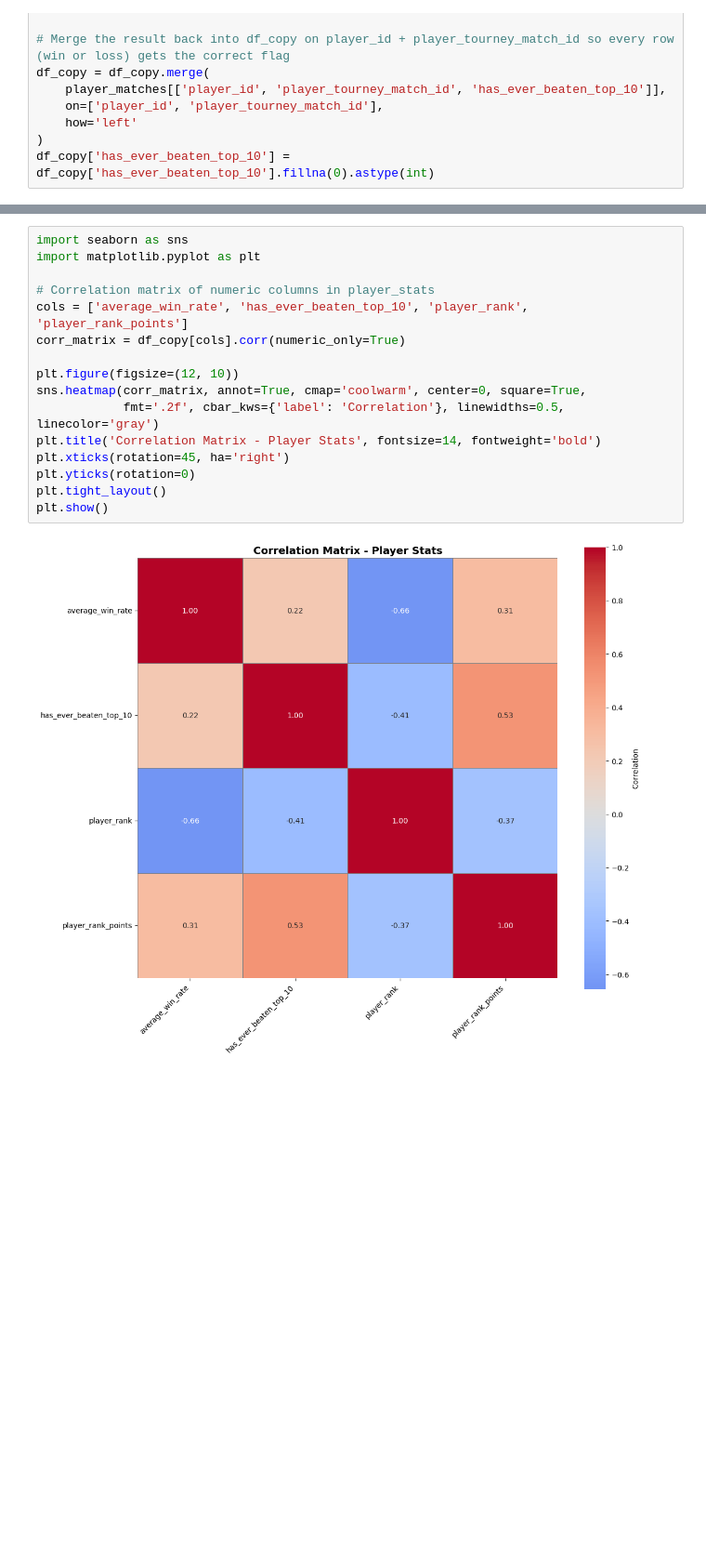
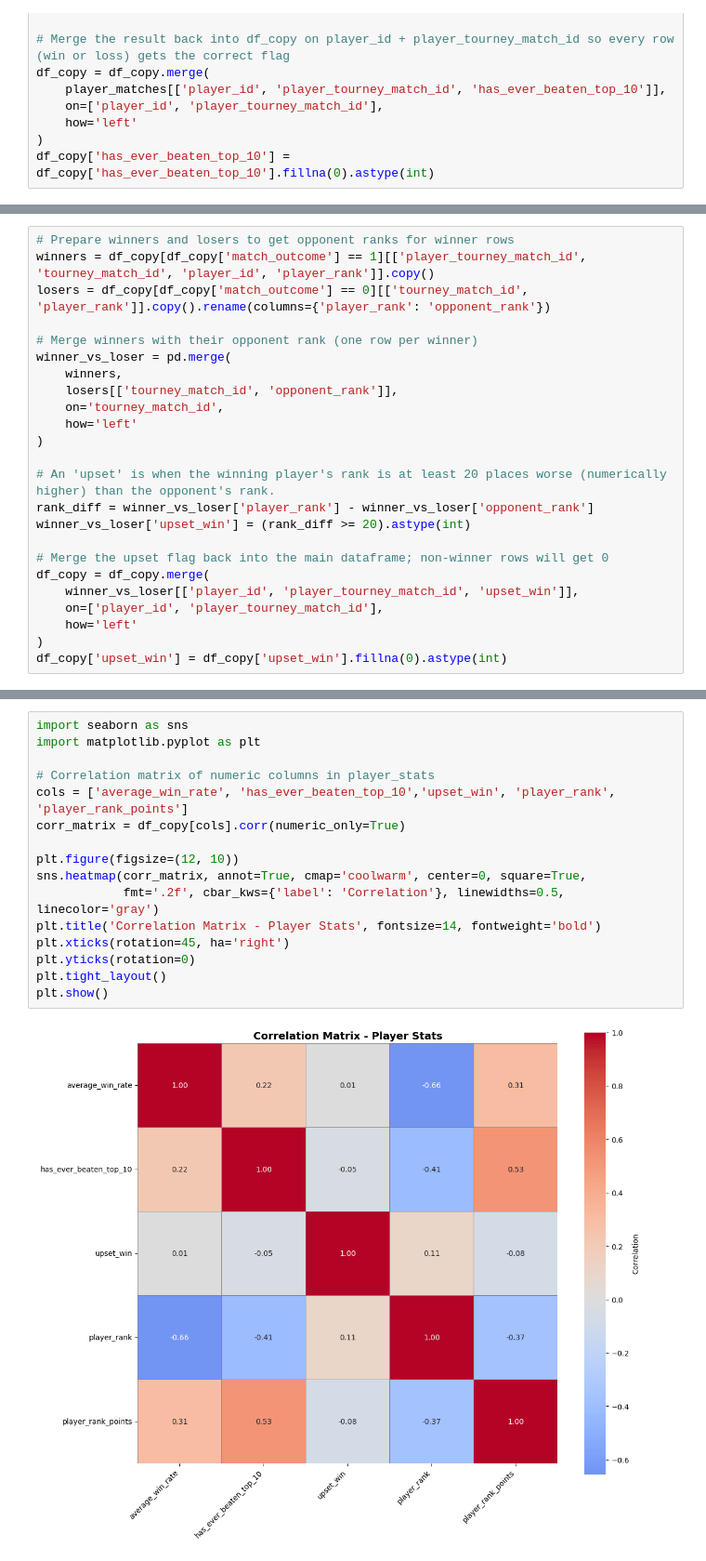
Before and after one commit to GolbertCeitaPages/CMI-DataScience-Project, a Jupyter notebook: player_stats.ipynb, the cells around one changed output, grey strips where cells are left out. Shown at 93% size. Drawn from its saved outputs; the diff is of its cells as text; blank space fills up the shorter version.

Commit message:
added upset_win feature

```diff
--- a/player_stats.ipynb
+++ b/player_stats.ipynb
@@ -155,3 +157,27 @@ else:
 First match where has_ever_beaten_top_10==1:
 |  | tourney_date | player_tourney_match_id | player_name | match_outcome | player_rank | has_ever_beaten_top_10 |
 | 488403 | 2005-10-31 | 104925:2005-352:35 | Novak Djokovic | 0 | 85.0 | 1 |
+# %%
+# Prepare winners and losers to get opponent ranks for winner rows
+winners = df_copy[df_copy['match_outcome'] == 1][['player_tourney_match_id', 'tourney_match_id', 'player_id', 'player_rank']].copy()
+losers = df_copy[df_copy['match_outcome'] == 0][['tourney_match_id', 'player_rank']].copy().rename(columns={'player_rank': 'opponent_rank'})
+
+# Merge winners with their opponent rank (one row per winner)
+winner_vs_loser = pd.merge(
+    winners,
+    losers[['tourney_match_id', 'opponent_rank']],
+    on='tourney_match_id',
+    how='left'
+)
+
+# An 'upset' is when the winning player's rank is at least 20 places worse (numerically higher) than the opponent's rank.
+rank_diff = winner_vs_loser['player_rank'] - winner_vs_loser['opponent_rank']
+winner_vs_loser['upset_win'] = (rank_diff >= 20).astype(int)
+
+# Merge the upset flag back into the main dataframe; non-winner rows will get 0
+df_copy = df_copy.merge(
+    winner_vs_loser[['player_id', 'player_tourney_match_id', 'upset_win']],
+    on=['player_id', 'player_tourney_match_id'],
+    how='left'
+)
+df_copy['upset_win'] = df_copy['upset_win'].fillna(0).astype(int)
@@ -158,18 +222,18 @@ First match where has_ever_beaten_top_10==1:
 # %%
 import seaborn as sns
 import matplotlib.pyplot as plt
 
 # Correlation matrix of numeric columns in player_stats
-cols = ['average_win_rate', 'has_ever_beaten_top_10', 'player_rank', 'player_rank_points']
+cols = ['average_win_rate', 'has_ever_beaten_top_10','upset_win', 'player_rank', 'player_rank_points']
 corr_matrix = df_copy[cols].corr(numeric_only=True)
 
 plt.figure(figsize=(12, 10))
 sns.heatmap(corr_matrix, annot=True, cmap='coolwarm', center=0, square=True,
             fmt='.2f', cbar_kws={'label': 'Correlation'}, linewidths=0.5, linecolor='gray')
 plt.title('Correlation Matrix - Player Stats', fontsize=14, fontweight='bold')
 plt.xticks(rotation=45, ha='right')
 plt.yticks(rotation=0)
 plt.tight_layout()
 plt.show()
 # %% [output]
-[figure, old version]
+[figure, new version]
```
Also changed, not shown: parts of 4 cells of this notebook.
